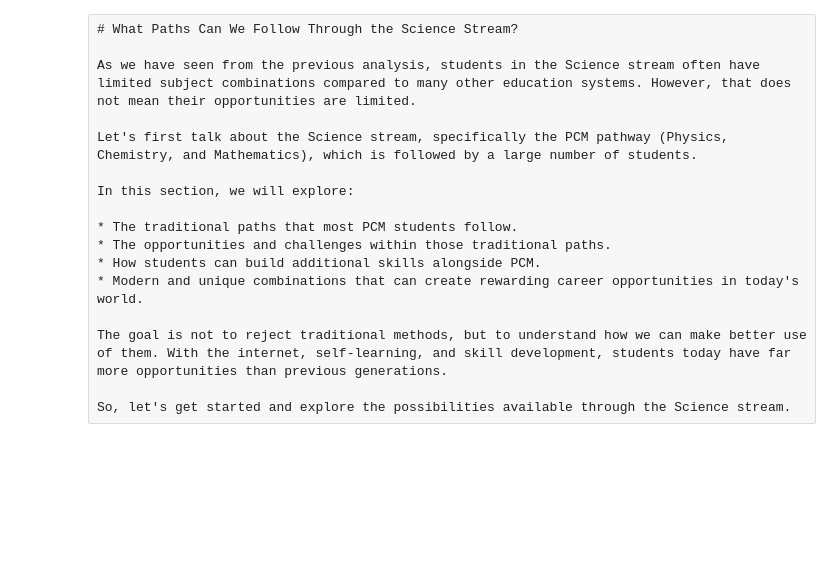
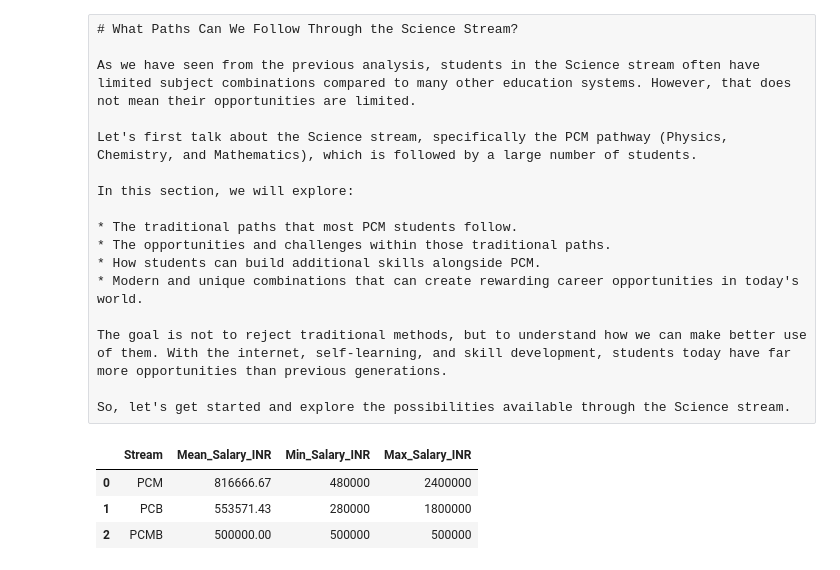
Before and after one commit to Venux09/Carrier-analysis-project, a Jupyter notebook: science stream deep analysis/science_stream_second_page.ipynb, the cells around one changed output. Drawn from its saved outputs; the diff is of its cells as text; code cells hidden in the pictures; blank space fills up the shorter version.

```diff
--- a/science stream deep analysis/science_stream_second_page.ipynb
+++ b/science stream deep analysis/science_stream_second_page.ipynb
@@ -76,3 +76,11 @@ The goal is not to reject traditional methods, but to understand how we can make
 So, let's get started and explore the possibilities available through the Science stream.
 # %%
 #here we will take parameter what we can do with each path we will first talk about the path mojority of the student can take without thinking too much
+# %%
+df_ = pd.read_csv('salaries.csv')
+df_
+# %% [output]
+|  | Stream | Mean_Salary_INR | Min_Salary_INR | Max_Salary_INR |
+| 0 | PCM | 816666.67 | 480000 | 2400000 |
+| 1 | PCB | 553571.43 | 280000 | 1800000 |
+| 2 | PCMB | 500000.00 | 500000 | 500000 |
```
Also changed, not shown: 3 other files.
